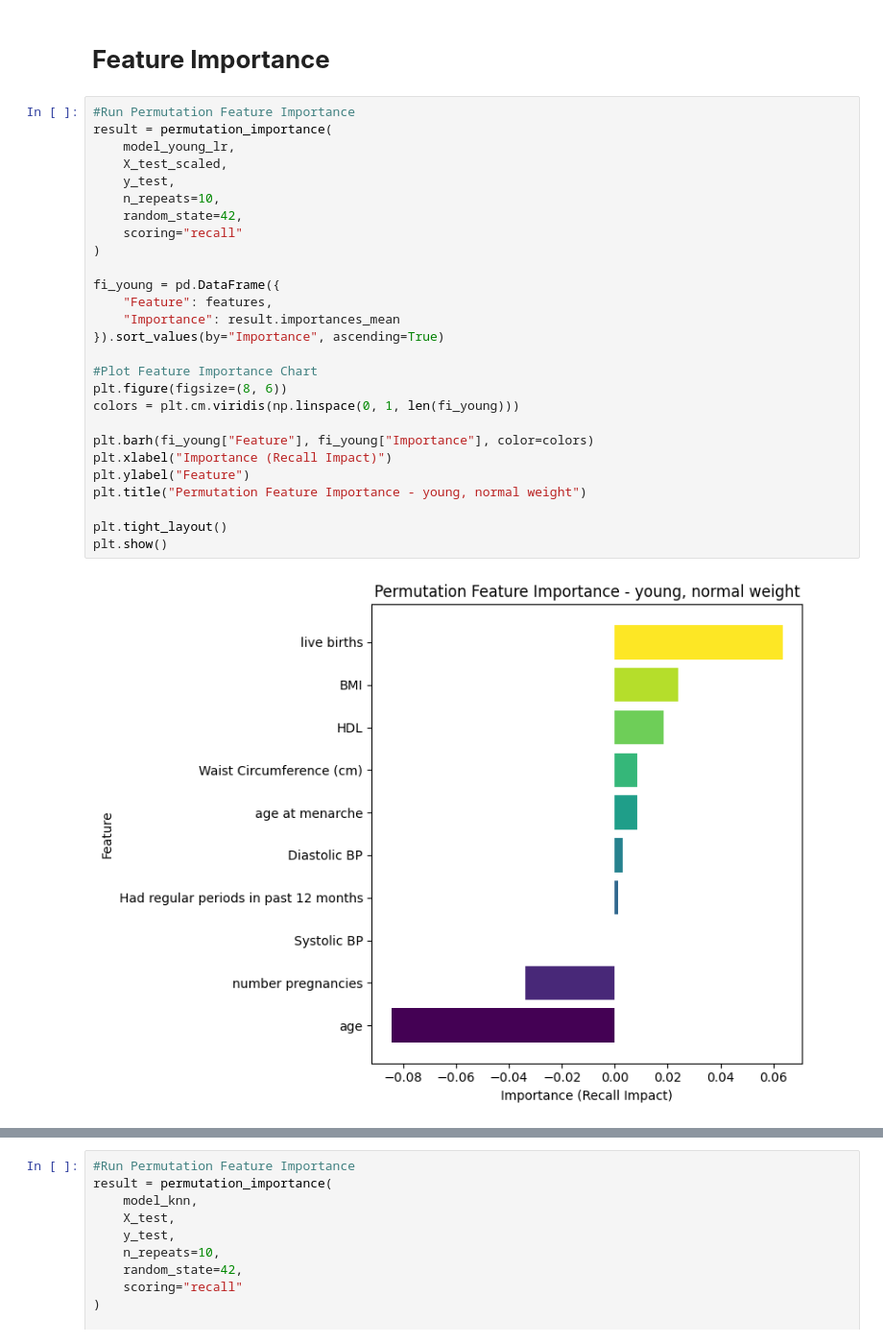
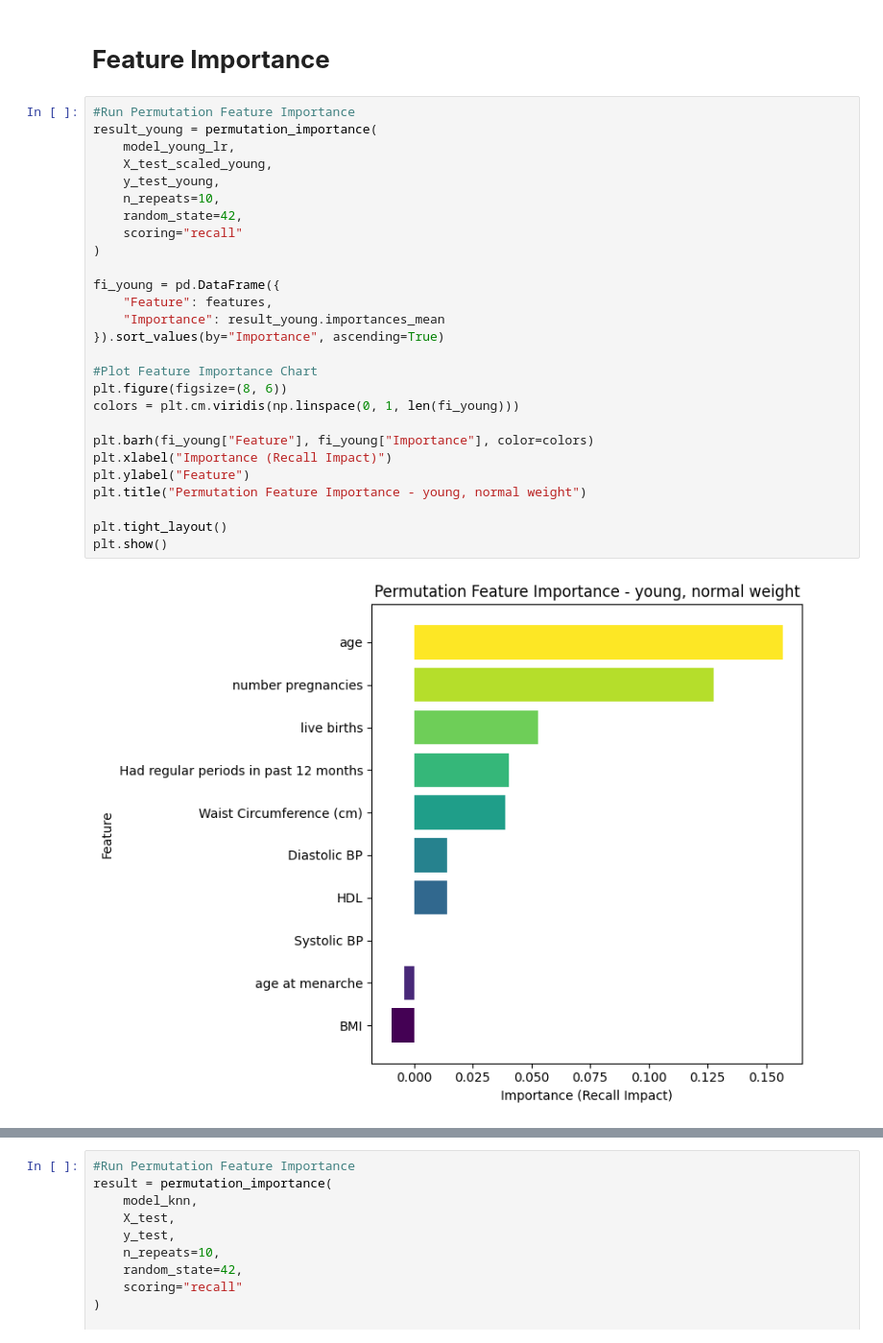
Before and after one commit to aliciaseidou/Final-year-Project, a Jupyter notebook: C22495584_FYP.ipynb, the cells around one changed output, grey strips where cells are left out. Shown at 96% size. Saved outputs shown, nothing was run; the diff lists cells and outputs as text.

```diff
--- a/C22495584_FYP.ipynb
+++ b/C22495584_FYP.ipynb
@@ -2681,32 +2664,32 @@ weighted avg       0.88      0.62      0.70        82
 # **Feature Importance**
 # %%
 #Run Permutation Feature Importance
-result = permutation_importance(
+result_young = permutation_importance(
     model_young_lr,
-    X_test_scaled,
-    y_test,
+    X_test_scaled_young,
+    y_test_young,
     n_repeats=10,
     random_state=42,
     scoring="recall"
 )
 
 fi_young = pd.DataFrame({
     "Feature": features,
-    "Importance": result.importances_mean
+    "Importance": result_young.importances_mean
 }).sort_values(by="Importance", ascending=True)
 
 #Plot Feature Importance Chart
 plt.figure(figsize=(8, 6))
 colors = plt.cm.viridis(np.linspace(0, 1, len(fi_young)))
 
 plt.barh(fi_young["Feature"], fi_young["Importance"], color=colors)
 plt.xlabel("Importance (Recall Impact)")
 plt.ylabel("Feature")
 plt.title("Permutation Feature Importance - young, normal weight")
 
 plt.tight_layout()
 plt.show()
 # %% [output]
-[figure, old version]
+[figure, new version]
 # %%
 #Run Permutation Feature Importance
```
Also changed, not shown: parts of 4 cells of this notebook.
